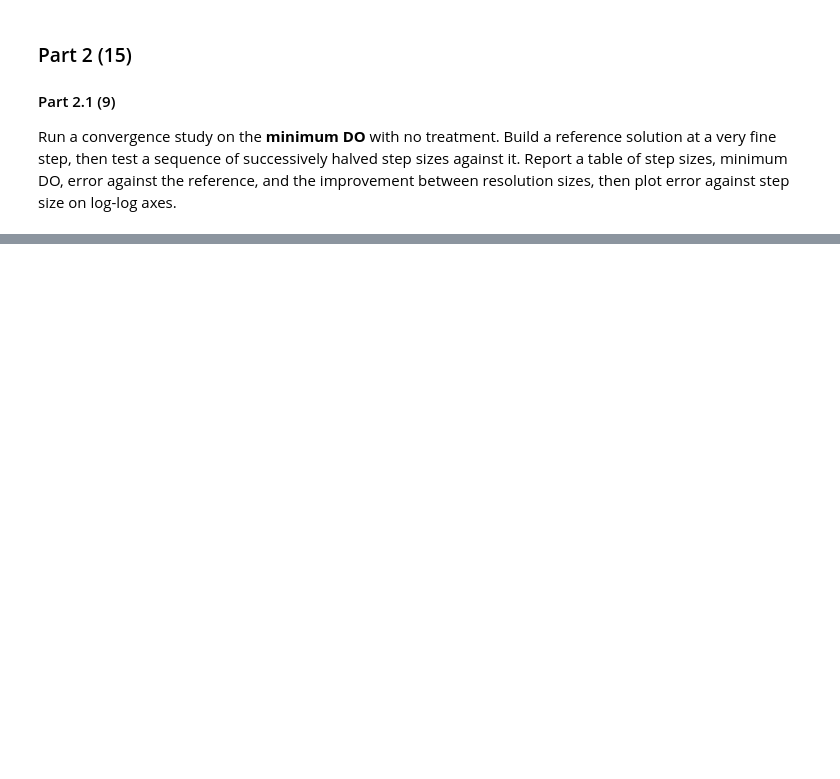
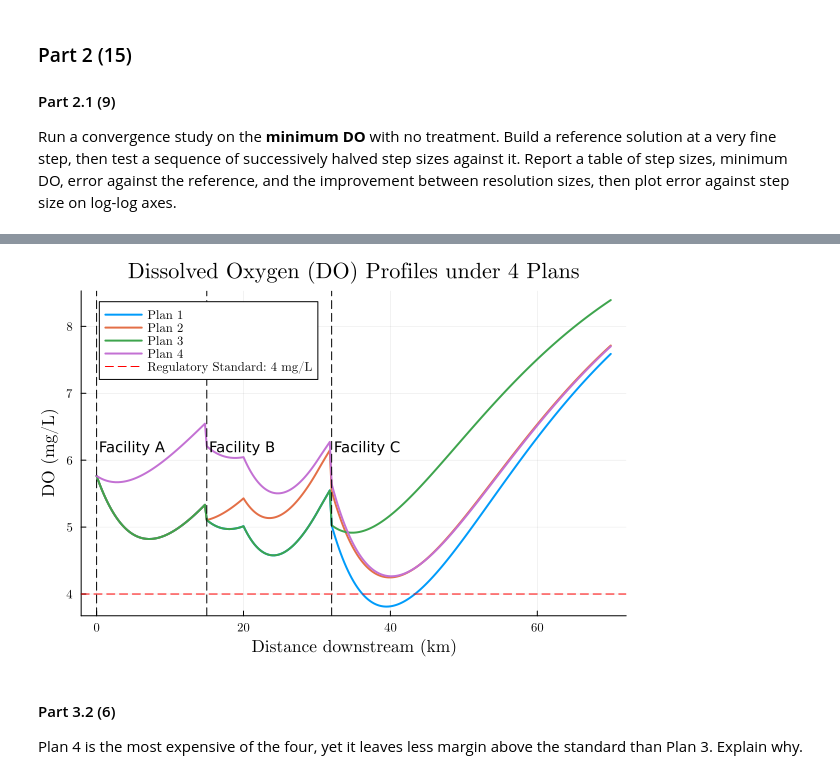
Before and after one commit to clairewang23/mp01, a Jupyter notebook: mp01.ipynb, the cells around one changed output, grey strips where cells are left out. Drawn from its saved outputs; the diff is of its cells as text; code cells hidden in the pictures; blank space fills up the shorter version.

Commit message:
added Part 3

```diff
--- a/mp01.ipynb
+++ b/mp01.ipynb
@@ -428,0 +484,35 @@ errorplt = plot(Δxs, errors, xscale=:log10, yscale=:log10, xlabel="Step size (k
+# %%
+p = plot(distances, DO_profiles[1], xlabel="Distance downstream (km)", ylabel="DO (mg/L)", title = "Dissolved Oxygen (DO) Profiles under 4 Plans", label="Plan 1",
+   linewidth=2, legend = :topleft)
+
+for i in 2:4
+    plot!(p, distances, DO_profiles[i],
+          label = "Plan $i",
+          linewidth = 2)
+end
+
+# adding a line for the regulatory standard
+hline!(p, [4], color="red", linewidth=1, linestyle=:dash, label="Regulatory Standard: 4 mg/L")
+
+
+for (x, name) in zip(facility_location, ["Facility A", "Facility B", "Facility C"])
+    vline!(p, [x],
+        linewidth=1,
+        color="black",
+        linestyle=:dash,
+        label=nothing
+    )
+
+    annotate!(p, x + 0.5, 6.2,
+        text(name, 10, :left, color="black")
+    )
+end
+
+display(p)
+# %% [output]
+[figure, added]
+# %% [markdown]
+#### Part 3.2 (6)
+
+Plan 4 is the most expensive of the four, yet it leaves less margin
+above the standard than Plan 3. Explain why.
```
Also changed, not shown: parts of 16 cells of this notebook.
